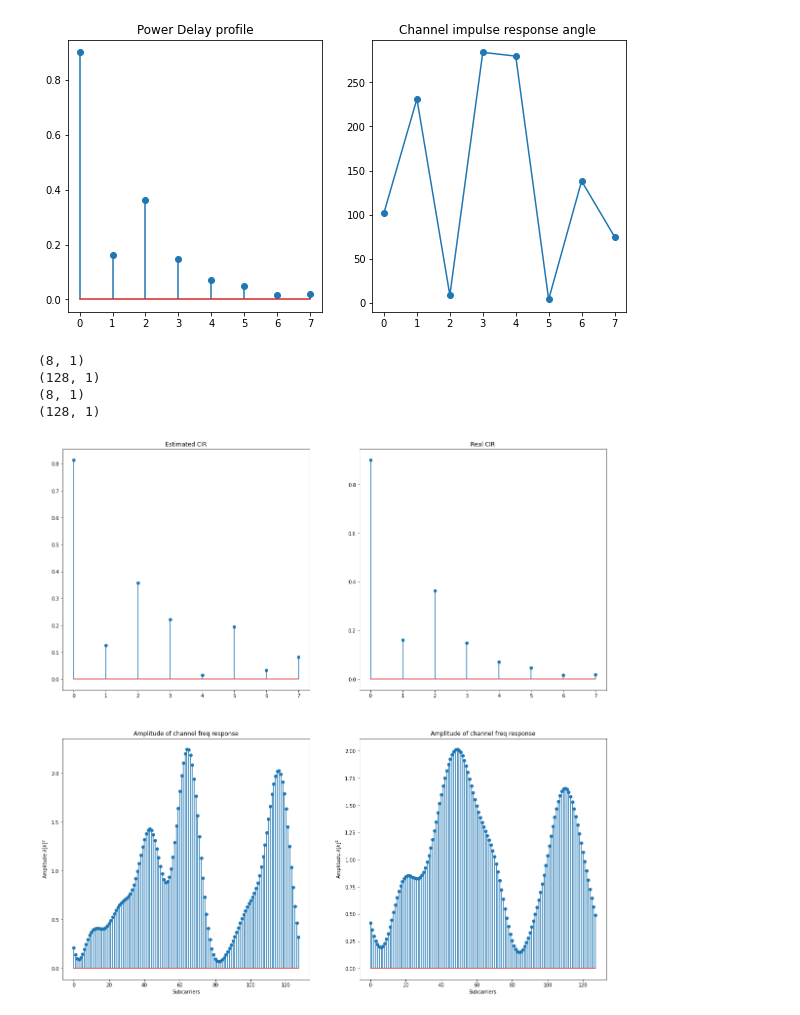
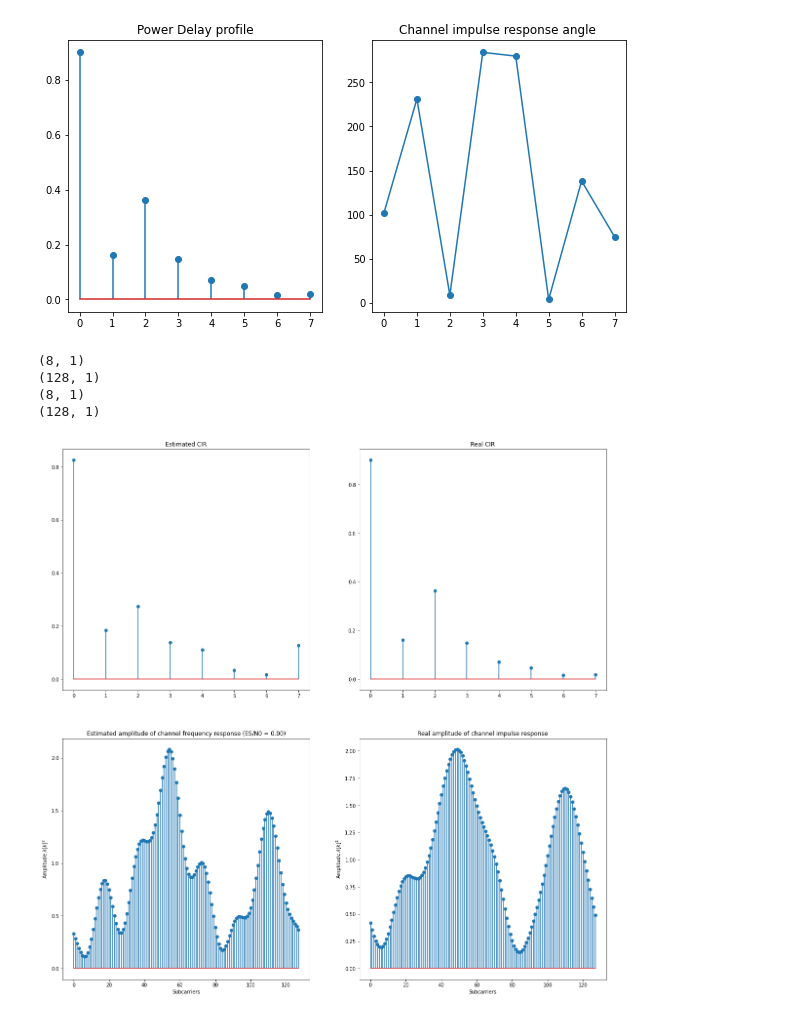
Before and after one commit to delaitl/OFDM, a Jupyter notebook: BEN_Step3.ipynb, the cells around one changed output. Saved outputs shown, nothing was run; the diff lists cells and outputs as text; code cells hidden in the pictures.

Commit message:
Graphs of ampl response

```diff
--- a/BEN_Step3.ipynb
+++ b/BEN_Step3.ipynb
@@ -32,7 +32,7 @@ plt.show()
 # %% [output]
 [figure]
 # %%
-ESNOdb = 20
+ESNOdb = 0
 sigs =  2 #Sigmasquare of signal
 ESNO = 10**(ESNOdb/10)
 var=sigs/(ESNO*2)
@@ -122,36 +122,37 @@ plt.figure(figsize=(20,20))
 plt.subplot(221)
 plt.title("Estimated CIR")
 plt.stem(np.abs(H))
 
 plt.subplot(222)
 plt.title("Real CIR")
 plt.stem(np.abs(CIR))
 
 plt.subplot(224)
 print(CIR.shape)
 freqres = np.fft.fft(CIR,n=128, axis=0)
 print(freqres.shape)
 plt.stem(np.abs(freqres[:,:])**2)
-plt.title("Amplitude of channel freq response")
+plt.title("Real amplitude of channel impulse response")
 plt.xlabel("Subcarriers")
 plt.ylabel("Amplitude $\lambda [k]^2$")
+
 
 plt.subplot(223)
 print(CIR.shape)
 freqres = np.fft.fft(H,n=128, axis=0)
 print(freqres.shape)
 plt.stem(np.abs(freqres[:,:])**2)
-plt.title("Amplitude of channel freq response")
+plt.title("Estimated amplitude of channel frequency response (ES/N0 = {:.2f})".format(ESNOdb))
 plt.xlabel("Subcarriers")
 plt.ylabel("Amplitude $\lambda [k]^2$")
 
 plt.show()
 # %% [output]
 (8, 1)
 (128, 1)
 (8, 1)
 (128, 1)
-[figure, old version]
+[figure, new version]
 # %%
 Est = S@Y1
 plt.stem(np.abs(Est[:,0]))
```
Also changed, not shown: parts of 1 cell of this notebook.
